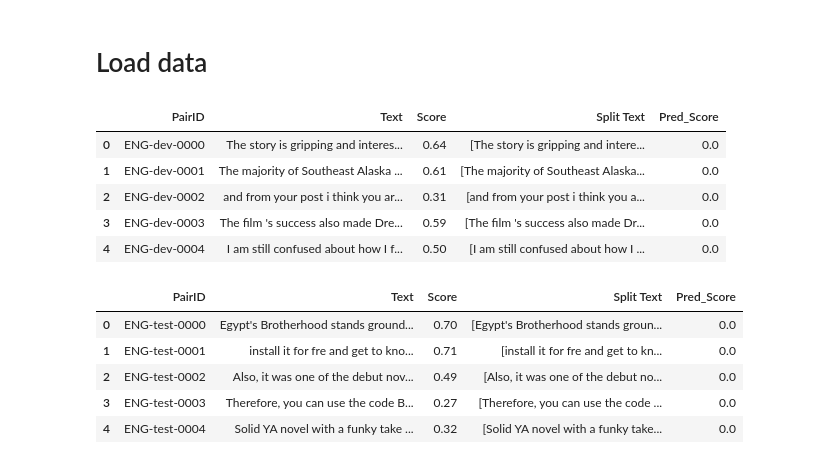
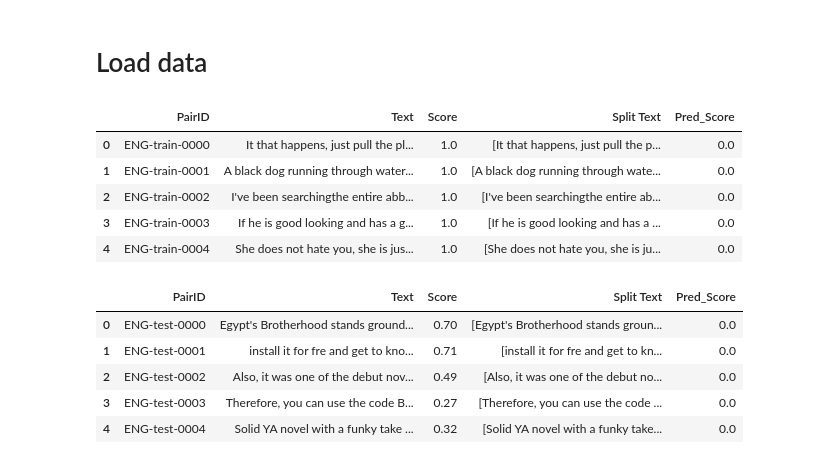
Before and after one commit to ThaddaeusII/CSE-842-Project, a Jupyter notebook: project_baseline_eng.ipynb, the cells around one changed output. Drawn from its saved outputs; the diff is of its cells as text; code cells hidden in the pictures.

```diff
--- a/project_baseline_eng.ipynb
+++ b/project_baseline_eng.ipynb
@@ -39,15 +39,15 @@ def dice_score(s1,s2):
 # %% [markdown]
 # Load data
 # %%
-train_data = load_data("./Semantic_Relatedness_SemEval2024/Track A/eng/eng_dev_with_labels.csv")
+train_data = load_data("./Semantic_Relatedness_SemEval2024/Track A/eng/eng_train.csv")
 train_data.head()
 # %% [output]
 |  | PairID | Text | Score | Split Text | Pred_Score |
-| 0 | ENG-dev-0000 | The story is gripping and interes... | 0.64 | [The story is gripping and intere... | 0.0 |
-| 1 | ENG-dev-0001 | The majority of Southeast Alaska ... | 0.61 | [The majority of Southeast Alaska... | 0.0 |
-| 2 | ENG-dev-0002 | and from your post i think you ar... | 0.31 | [and from your post i think you a... | 0.0 |
-| 3 | ENG-dev-0003 | The film 's success also made Dre... | 0.59 | [The film 's success also made Dr... | 0.0 |
-| 4 | ENG-dev-0004 | I am still confused about how I f... | 0.50 | [I am still confused about how I ... | 0.0 |
+| 0 | ENG-train-0000 | It that happens, just pull the pl... | 1.0 | [It that happens, just pull the p... | 0.0 |
+| 1 | ENG-train-0001 | A black dog running through water... | 1.0 | [A black dog running through wate... | 0.0 |
+| 2 | ENG-train-0002 | I've been searchingthe entire abb... | 1.0 | [I've been searchingthe entire ab... | 0.0 |
+| 3 | ENG-train-0003 | If he is good looking and has a g... | 1.0 | [If he is good looking and has a ... | 0.0 |
+| 4 | ENG-train-0004 | She does not hate you, she is jus... | 1.0 | [She does not hate you, she is ju... | 0.0 |
 # %%
 test_data = load_data("./Semantic_Relatedness_SemEval2024/Track A/eng/eng_test_with_labels.csv")
 test_data.head()
```
Also changed, not shown: parts of 2 cells of this notebook, 4 other files.
